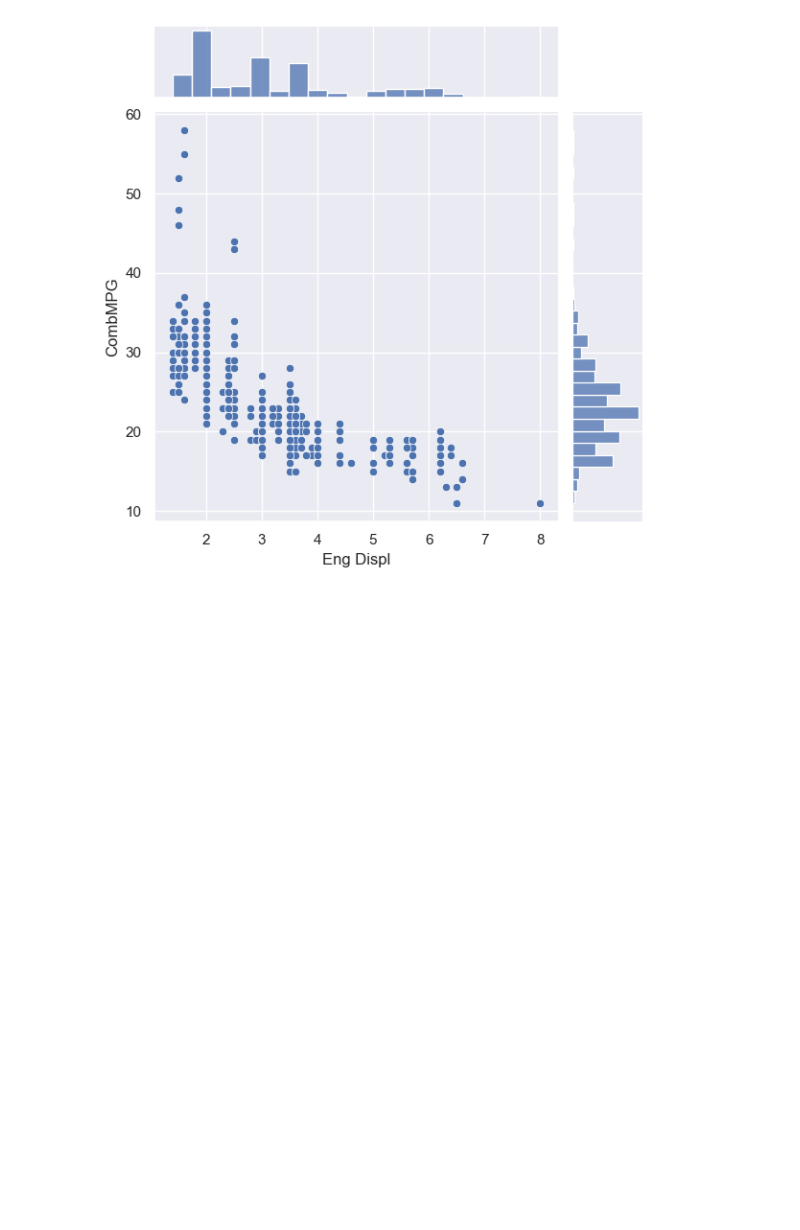
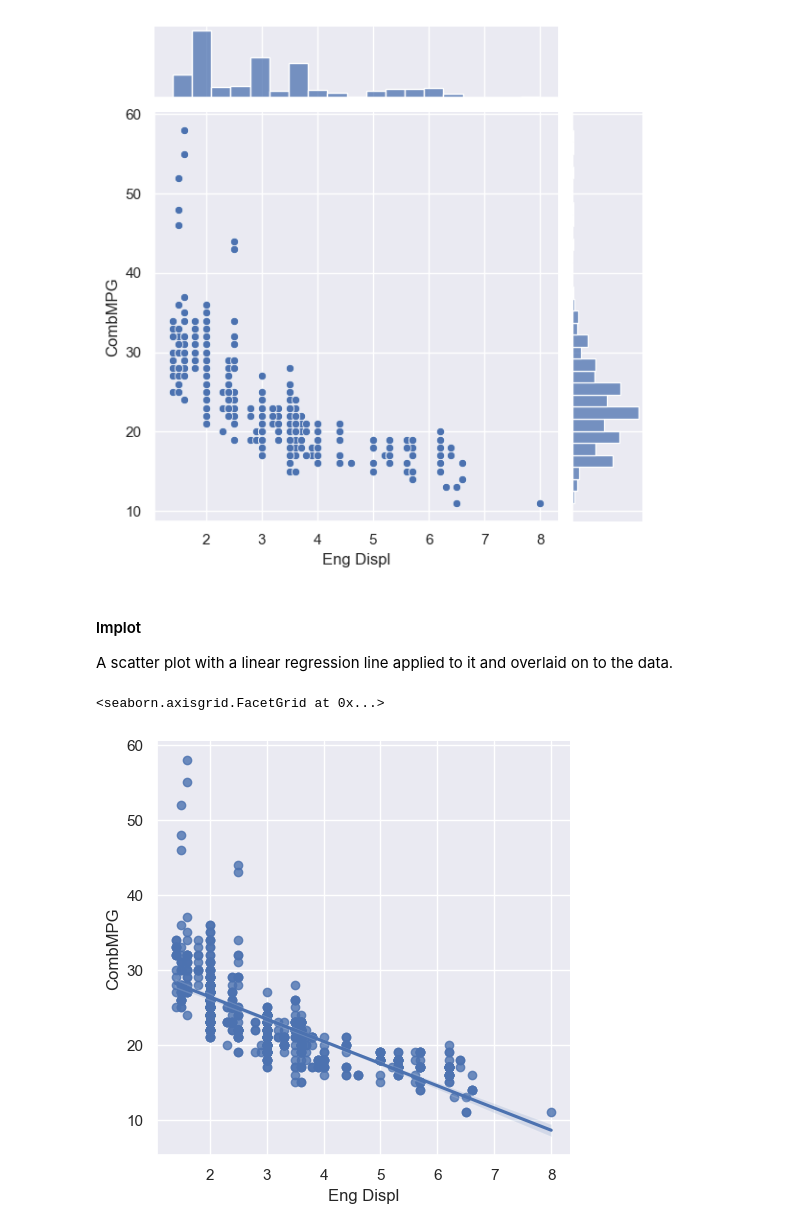
Before and after one commit to f-ssemwanga/ml_datascience_generative_AI, a Jupyter notebook: visWithSeaborn.ipynb, the cells around one changed output. Saved outputs shown, nothing was run; the diff lists cells and outputs as text; code cells hidden in the pictures; blank space fills up the shorter version.

```diff
--- a/visWithSeaborn.ipynb
+++ b/visWithSeaborn.ipynb
@@ -78,3 +78,12 @@ sns.jointplot(x="Eng Displ", y="CombMPG", data=df)
 # %% [output]
 <seaborn.axisgrid.JointGrid at 0x...>
 [figure]
+# %% [markdown]
+#### lmplot
+
+A scatter plot with a linear regression line applied to it and overlaid on to the data.
+# %%
+sns.lmplot(x="Eng Displ", y="CombMPG", data=df)
+# %% [output]
+<seaborn.axisgrid.FacetGrid at 0x...>
+[figure, added]
```
Also changed, not shown: parts of 5 cells of this notebook.
